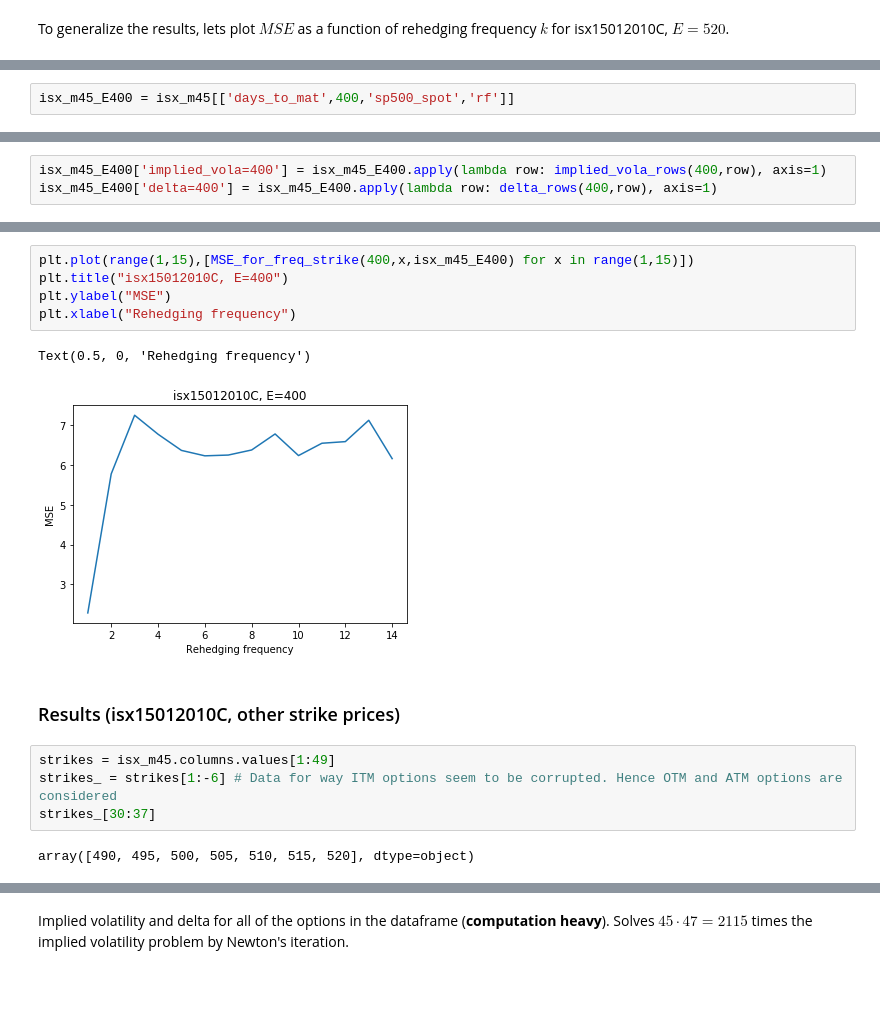
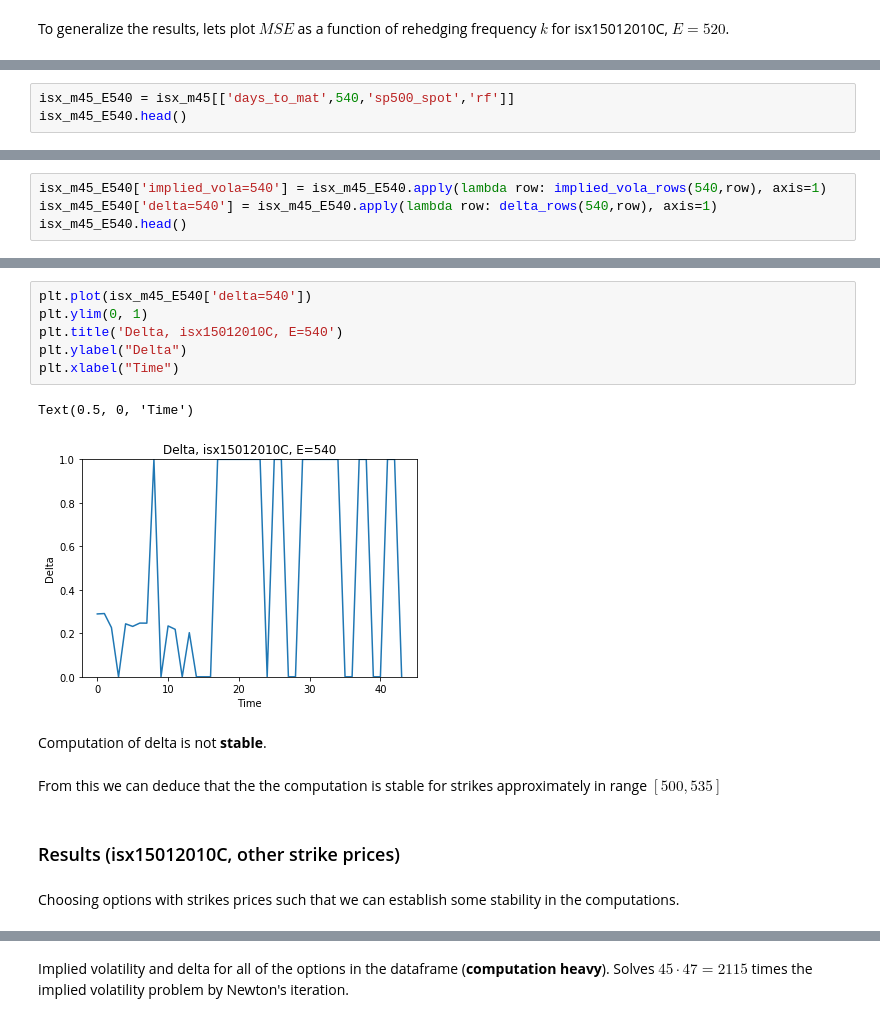
Before and after one commit to j4bert0/FE1-hedging, a Jupyter notebook: delta_hedge.ipynb, the cells around one changed output, grey strips where cells are left out. Cells and saved outputs as stored; diff of their text form; blank space fills up the shorter version.

```diff
--- a/delta_hedge.ipynb
+++ b/delta_hedge.ipynb
@@ -158,2 +221,3 @@ Text(0.5, 0, 'Rehedging frequency')
 # %%
-isx_m45_E400 = isx_m45[['days_to_mat',400,'sp500_spot','rf']]
+isx_m45_E540 = isx_m45[['days_to_mat',540,'sp500_spot','rf']]
+isx_m45_E540.head()
@@ -160,3 +231,4 @@ isx_m45_E400 = isx_m45[['days_to_mat',400,'sp500_spot','rf']]
 # %%
-isx_m45_E400['implied_vola=400'] = isx_m45_E400.apply(lambda row: implied_vola_rows(400,row), axis=1)
-isx_m45_E400['delta=400'] = isx_m45_E400.apply(lambda row: delta_rows(400,row), axis=1)
+isx_m45_E540['implied_vola=540'] = isx_m45_E540.apply(lambda row: implied_vola_rows(540,row), axis=1)
+isx_m45_E540['delta=540'] = isx_m45_E540.apply(lambda row: delta_rows(540,row), axis=1)
+isx_m45_E540.head()
@@ -163,16 +242,17 @@ isx_m45_E400['delta=400'] = isx_m45_E400.apply(lambda row: delta_rows(400,row),
 # %%
-plt.plot(range(1,15),[MSE_for_freq_strike(400,x,isx_m45_E400) for x in range(1,15)])
-plt.title("isx15012010C, E=400")
-plt.ylabel("MSE")
-plt.xlabel("Rehedging frequency")
+plt.plot(isx_m45_E540['delta=540'])
+plt.ylim(0, 1)
+plt.title('Delta, isx15012010C, E=540')
+plt.ylabel("Delta")
+plt.xlabel("Time")
 # %% [output]
-Text(0.5, 0, 'Rehedging frequency')
+Text(0.5, 0, 'Time')
-[figure, old version]
+[figure, new version]
+# %% [markdown]
+Computation of delta is not **stable**.
+# %% [markdown]
+From this we can deduce that the the computation is stable for strikes approximately in range $[500,535]$
 # %% [markdown]
 ### Results (isx15012010C, other strike prices)
-# %%
-strikes = isx_m45.columns.values[1:49]
-strikes_ = strikes[1:-6] # Data for way ITM options seem to be corrupted. Hence OTM and ATM options are considered
-strikes_[30:37]
-# %% [output]
-array([490, 495, 500, 505, 510, 515, 520], dtype=object)
+# %% [markdown]
+Choosing options with strikes prices such that we can establish some stability in the computations.
```
Also changed, not shown: parts of 48 cells of this notebook, 4 other files.
